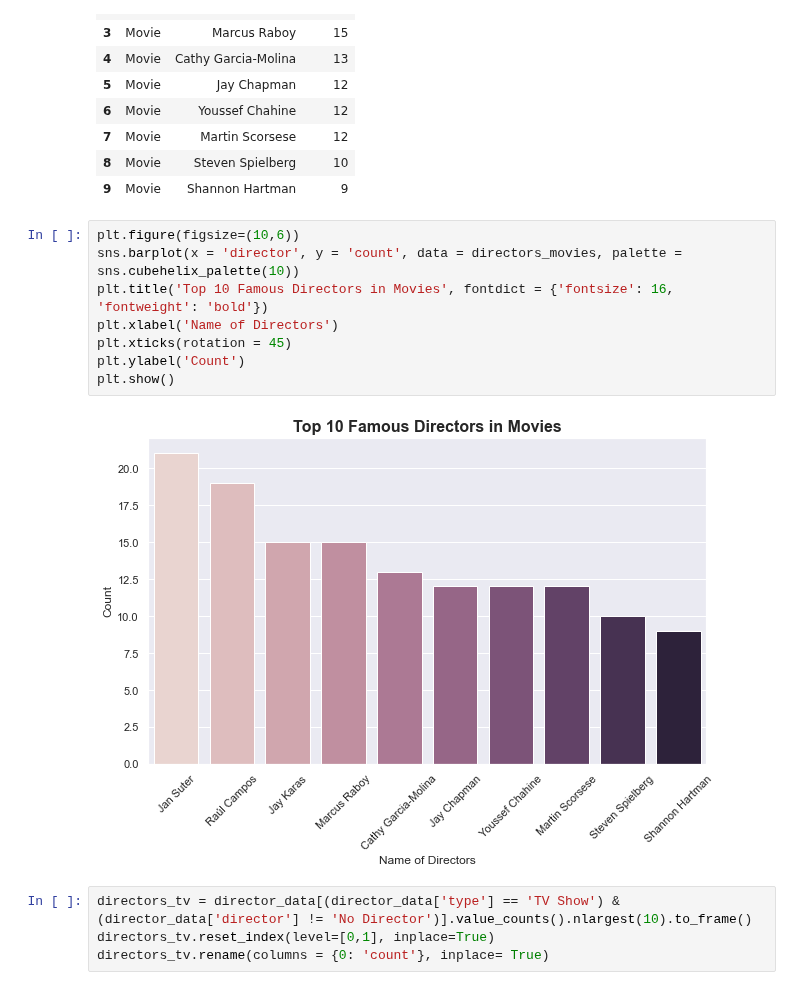
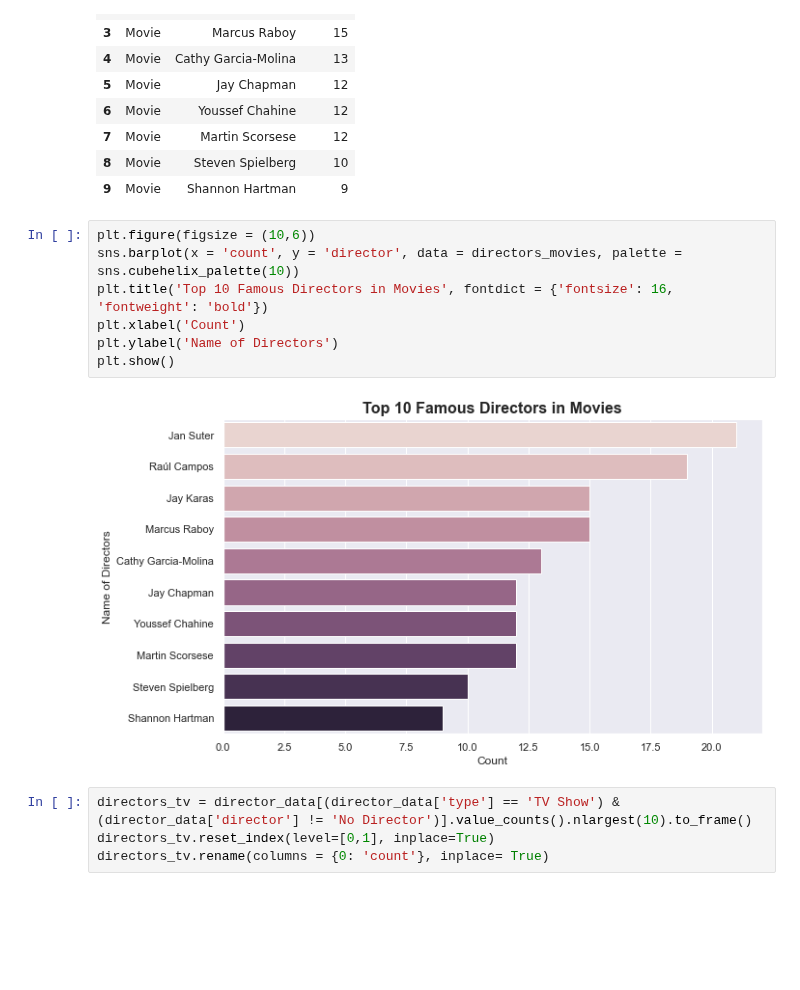
Before and after one commit to AlejandroDeLaCruz/Netflix-Analysis, a Jupyter notebook: Netflix.ipynb, the cells around one changed output. Cells and saved outputs as stored; diff of their text form; blank space fills up the shorter version.

```diff
--- a/Netflix.ipynb
+++ b/Netflix.ipynb
@@ -224,15 +222,14 @@ directors_movies
 | 8 | Movie | Steven Spielberg | 10 |
 | 9 | Movie | Shannon Hartman | 9 |
 # %%
-plt.figure(figsize=(10,6))
-sns.barplot(x = 'director', y = 'count', data = directors_movies, palette = sns.cubehelix_palette(10))
+plt.figure(figsize = (10,6))
+sns.barplot(x = 'count', y = 'director', data = directors_movies, palette = sns.cubehelix_palette(10))
 plt.title('Top 10 Famous Directors in Movies', fontdict = {'fontsize': 16, 'fontweight': 'bold'})
-plt.xlabel('Name of Directors')
-plt.xticks(rotation = 45)
-plt.ylabel('Count')
+plt.xlabel('Count')
+plt.ylabel('Name of Directors')
 plt.show()
 # %% [output]
-[figure, old version]
+[figure, new version]
 # %%
 directors_tv = director_data[(director_data['type'] == 'TV Show') & (director_data['director'] != 'No Director')].value_counts().nlargest(10).to_frame()
 directors_tv.reset_index(level=[0,1], inplace=True)
```
Also changed, not shown: parts of 5 cells of this notebook.
